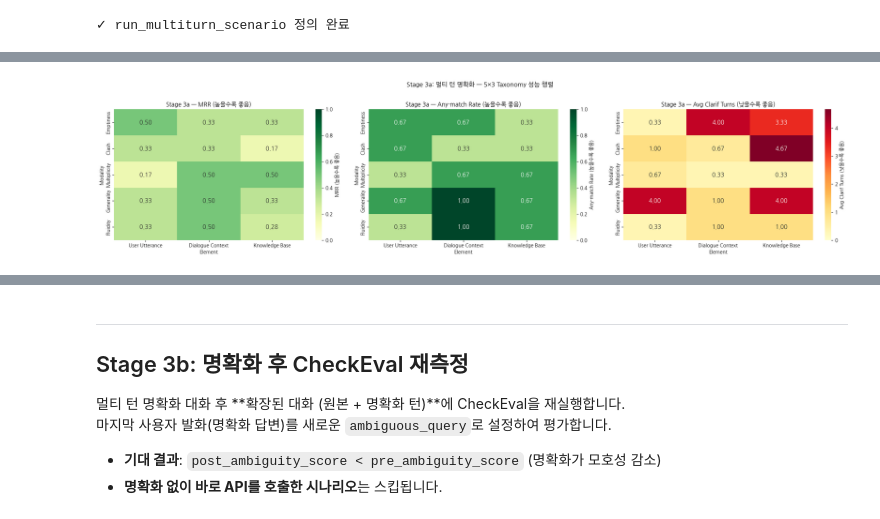
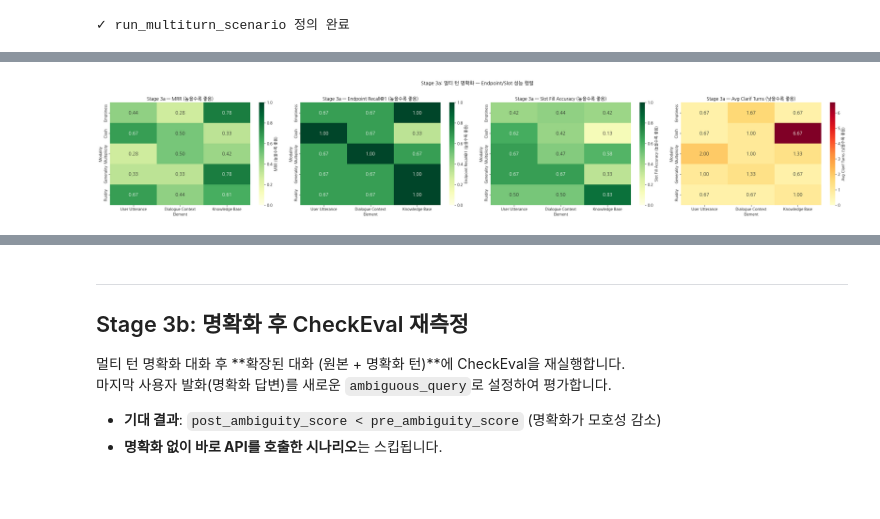
Before and after one commit to hanliger/UncertainQueryEval, a Jupyter notebook: notebooks/ambiguity_eval_framework.ipynb, the cells around one changed output, grey strips where cells are left out. Drawn from its saved outputs; the diff is of its cells as text; code cells hidden in the pictures; blank space fills up the shorter version.

Commit message:
Revise ambiguity endpoint and slot metrics

```diff
--- a/notebooks/ambiguity_eval_framework.ipynb
+++ b/notebooks/ambiguity_eval_framework.ipynb
@@ -55,7 +55,7 @@ QUESTION_DIR    = ROOT / 'prompt' / 'ambiguity_questions'
 RESULTS_DIR     = ROOT / 'results' / 'ambiguity_framework'
 RESULTS_DIR.mkdir(parents=True, exist_ok=True)
 
-MODEL                   = 'gpt-5.4-mini'
+MODEL                   = 'gpt-5.4'
 MAX_CLARIFICATION_TURNS = 10
 QUESTION_VERSION        = 'filtered'
 TEMPERATURE             = 0.0
@@ -1001,55 +1173,60 @@ mt_df = pd.DataFrame([
     for r in multiturn_results
 ])
 
-mat_mrr   = np.full((5, 3), np.nan)
-mat_match = np.full((5, 3), np.nan)
-mat_turns = np.full((5, 3), np.nan)
-cnt       = np.zeros((5, 3))
+mat_mrr    = np.full((5, 3), np.nan)
+mat_recall = np.full((5, 3), np.nan)
+mat_slot   = np.full((5, 3), np.nan)
+mat_turns  = np.full((5, 3), np.nan)
+cnt        = np.zeros((5, 3))
 
 for _, row in mt_df.iterrows():
     mi = mod_idx(row['taxonomy_modality'])
     ei = elem_idx(row['taxonomy_element'])
     if mi is not None and ei is not None:
-        mat_mrr[mi, ei]   = np.nansum([mat_mrr[mi, ei]   if not np.isnan(mat_mrr[mi, ei])   else 0,
-                                       row.get('mrr_score', 0)])
-        mat_match[mi, ei] = np.nansum([mat_match[mi, ei] if not np.isnan(mat_match[mi, ei]) else 0,
-                                       float(row.get('any_match', False))])
-        mat_turns[mi, ei] = np.nansum([mat_turns[mi, ei] if not np.isnan(mat_turns[mi, ei]) else 0,
-                                       row.get('num_clarification_turns', 0)])
+        mat_mrr[mi, ei]    = np.nansum([mat_mrr[mi, ei] if not np.isnan(mat_mrr[mi, ei]) else 0,
+                                        row.get('mrr_score', 0)])
+        mat_recall[mi, ei] = np.nansum([mat_recall[mi, ei] if not np.isnan(mat_recall[mi, ei]) else 0,
+                                        float(row.get('endpoint_hit', False))])
+        mat_slot[mi, ei]   = np.nansum([mat_slot[mi, ei] if not np.isnan(mat_slot[mi, ei]) else 0,
+                                        row.get('slot_fill_accuracy', 0.0)])
+        mat_turns[mi, ei]  = np.nansum([mat_turns[mi, ei] if not np.isnan(mat_turns[mi, ei]) else 0,
+                                        row.get('num_clarification_turns', 0)])
         cnt[mi, ei] += 1
 
-avg_mrr   = np.divide(mat_mrr,   cnt, where=cnt > 0, out=np.full_like(mat_mrr,   np.nan))
-avg_match = np.divide(mat_match, cnt, where=cnt > 0, out=np.full_like(mat_match, np.nan))
-avg_turns = np.divide(mat_turns, cnt, where=cnt > 0, out=np.full_like(mat_turns, np.nan))
-max_turns = np.nanmax(avg_turns) if not np.all(np.isnan(avg_turns)) else MAX_CLARIFICATION_TURNS
+avg_mrr    = np.divide(mat_mrr,    cnt, where=cnt > 0, out=np.full_like(mat_mrr,    np.nan))
+avg_recall = np.divide(mat_recall, cnt, where=cnt > 0, out=np.full_like(mat_recall, np.nan))
+avg_slot   = np.divide(mat_slot,   cnt, where=cnt > 0, out=np.full_like(mat_slot,   np.nan))
+avg_turns  = np.divide(mat_turns,  cnt, where=cnt > 0, out=np.full_like(mat_turns,  np.nan))
+max_turns  = np.nanmax(avg_turns) if not np.all(np.isnan(avg_turns)) else MAX_CLARIFICATION_TURNS
 
-fig, axes = plt.subplots(1, 3, figsize=(22, 5))
+fig, axes = plt.subplots(1, 4, figsize=(28, 5))
 for ax, mat, title, cmap, vmin, vmax in [
-    (axes[0], avg_mrr,   'MRR (높을수록 좋음)',              'YlGn',   0,         1        ),
-    (axes[1], avg_match, 'Any-match Rate (높을수록 좋음)',    'YlGn',   0,         1        ),
-    (axes[2], avg_turns, 'Avg Clarif Turns (낮을수록 좋음)', 'YlOrRd', 0,         max_turns),
+    (axes[0], avg_mrr,    'MRR (높을수록 좋음)',                'YlGn',   0,         1        ),
+    (axes[1], avg_recall, 'Endpoint Recall@1 (높을수록 좋음)',  'YlGn',   0,         1        ),
+    (axes[2], avg_slot,   'Slot Fill Accuracy (높을수록 좋음)', 'YlGn',   0,         1        ),
+    (axes[3], avg_turns,  'Avg Clarif Turns (낮을수록 좋음)',   'YlOrRd', 0,         max_turns),
 ]:
     sns.heatmap(np.nan_to_num(mat), ax=ax, cmap=cmap, vmin=vmin, vmax=vmax,
                 mask=np.isnan(mat), annot=True, fmt='.2f', annot_kws={'fontsize': 12},
                 xticklabels=ELEM_KEYS, yticklabels=MODALITIES,
                 cbar_kws={'label': title})
     ax.set_title(f'Stage 3a — {title}', fontsize=12)
     ax.set_xlabel('Element'); ax.set_ylabel('Modality')
 
-plt.suptitle('Stage 3a: 멀티 턴 명확화 — 5×3 Taxonomy 성능 행렬', fontsize=13, y=1.02)
+plt.suptitle('Stage 3a: 멀티 턴 명확화 — Endpoint/Slot 성능 행렬', fontsize=13, y=1.02)
 plt.tight_layout(); plt.show()
 
-# 수치 요약 테이블
 print('\n=== Taxonomy별 Multi-turn 성능 ===')
 rows = []
 for mi, mod in enumerate(MODALITIES):
     for ei, elem in enumerate(ELEM_KEYS):
         if not np.isnan(avg_mrr[mi, ei]):
             rows.append({'Modality': mod, 'Element': elem,
-                         'MRR':         round(avg_mrr[mi, ei],   3),
-                         'Any-match':   round(avg_match[mi, ei], 3),
-                         'Avg Turns':   round(avg_turns[mi, ei], 2)})
+                         'MRR':            round(avg_mrr[mi, ei],    3),
+                         'Recall@1':       round(avg_recall[mi, ei], 3),
+                         'Slot Accuracy':  round(avg_slot[mi, ei],   3),
+                         'Avg Turns':      round(avg_turns[mi, ei],  2)})
 print(pd.DataFrame(rows).to_string(index=False))
 # %% [output]
-[figure, old version]
+[figure, new version]
 === Taxonomy별 Multi-turn 성능 ===
```
Also changed, not shown: parts of 15 cells of this notebook, 6 other files.
